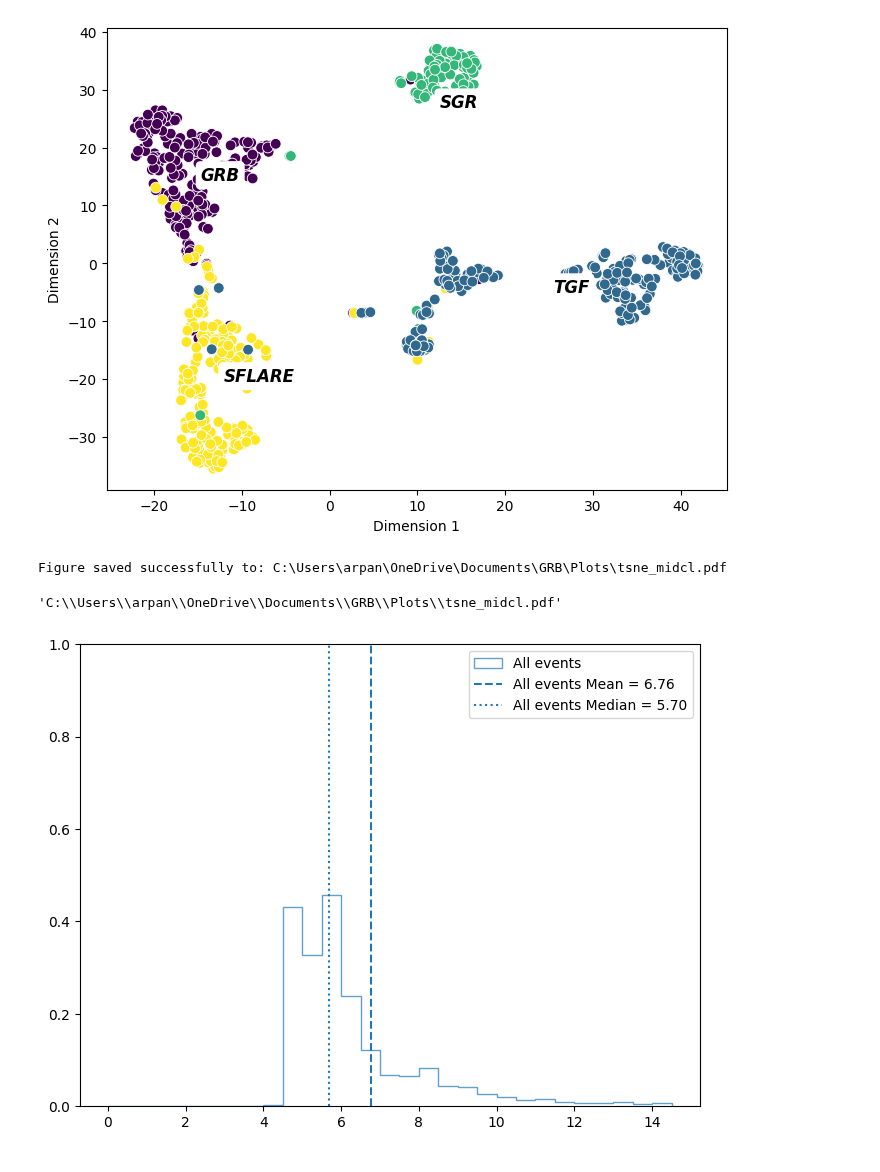
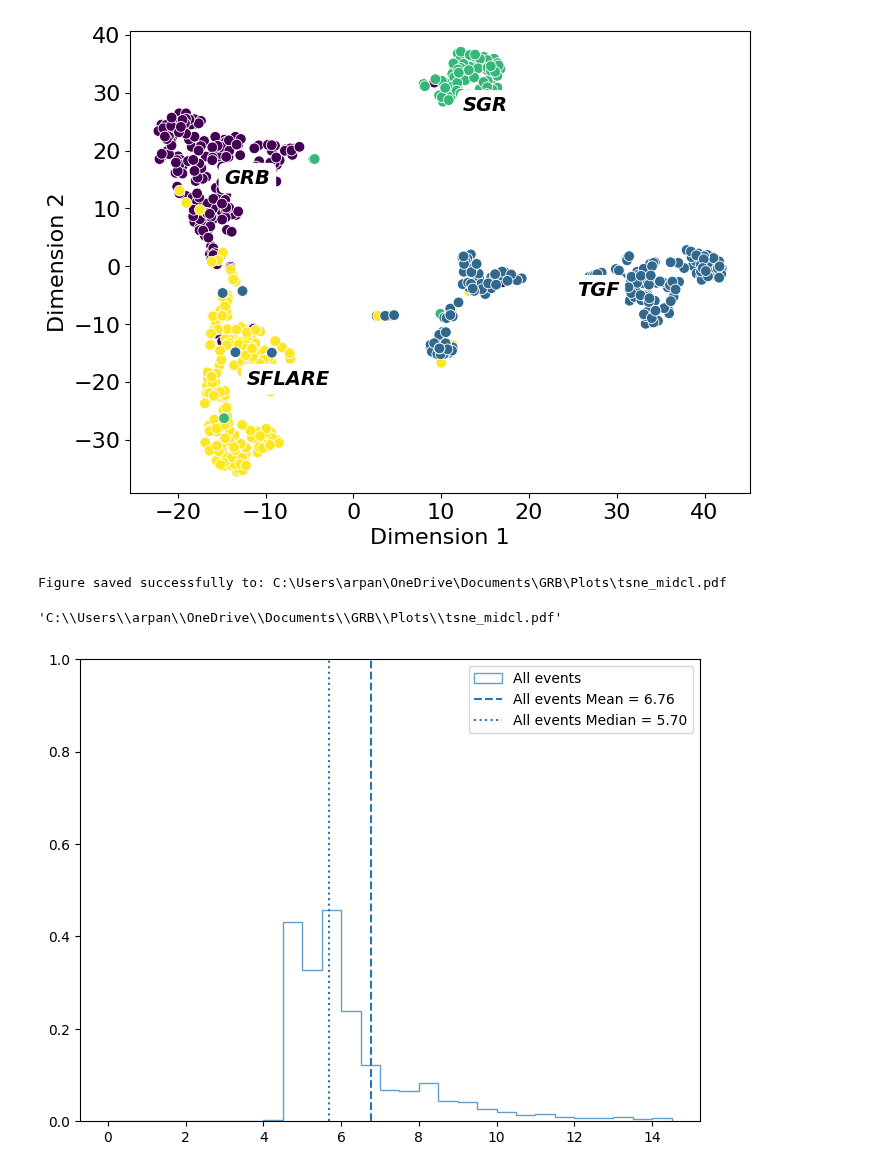
Before and after one commit to ArpanJohn/Transient_Classification, a Jupyter notebook: final_plots.ipynb, the cells around one changed output. Drawn from its saved outputs; the diff is of its cells as text; code cells hidden in the pictures.

```diff
--- a/final_plots.ipynb
+++ b/final_plots.ipynb
@@ -483,12 +479,14 @@ for i, class_name in enumerate(class_names):
                  xy=cluster_center,
                  xytext=(cluster_center[0] + 0.3, cluster_center[1] + 0.3),  # Offset for the text label
                  arrowprops=dict(facecolor='black', edgecolor='black', arrowstyle="->", lw=1.5),
-                 fontsize=12, fontweight='bold', color='black', style='italic',
+                 fontsize=14, fontweight='bold', color='black', style='italic',
                  ha='left', va='center', bbox=dict(facecolor='white', edgecolor='none', boxstyle='round,pad=0.3'))
 
 # plt.title("t-SNE Clustering of Test Set Features")
-plt.xlabel("Dimension 1")
-plt.ylabel("Dimension 2")
+plt.xlabel("Dimension 1", fontsize = 16)
+plt.ylabel("Dimension 2", fontsize = 16)
+plt.tick_params(axis='x', labelsize=  16)
+plt.tick_params(axis='y', labelsize=  16)
 plt.show()
 
 save_to_dir(fig , 'tsne_midcl') # change name for clarity
@@ -497,4 +495,4 @@ save_to_dir(fig , 'tsne_midcl') # change name for clarity
-[figure, old version]
+[figure, new version]
 Figure saved successfully to: C:\Users\arpan\OneDrive\Documents\GRB\Plots\tsne_midcl.pdf
 'C:\\Users\\arpan\\OneDrive\\Documents\\GRB\\Plots\\tsne_midcl.pdf'
 # %%
```
Also changed, not shown: parts of 3 cells of this notebook, 2 other files.
